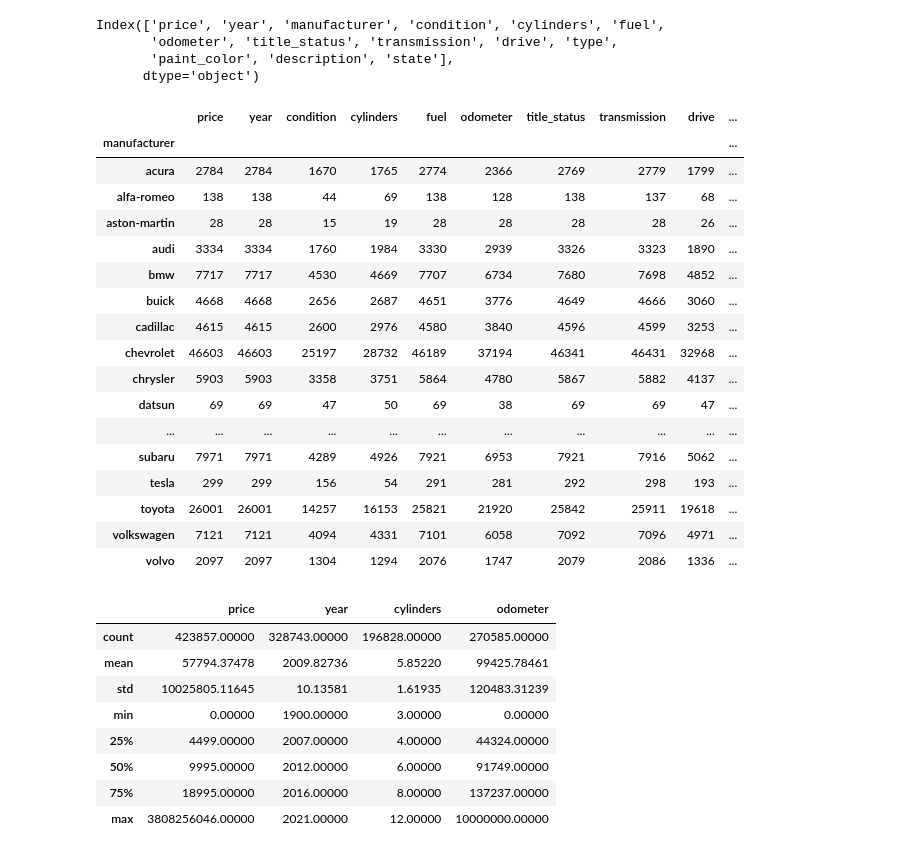
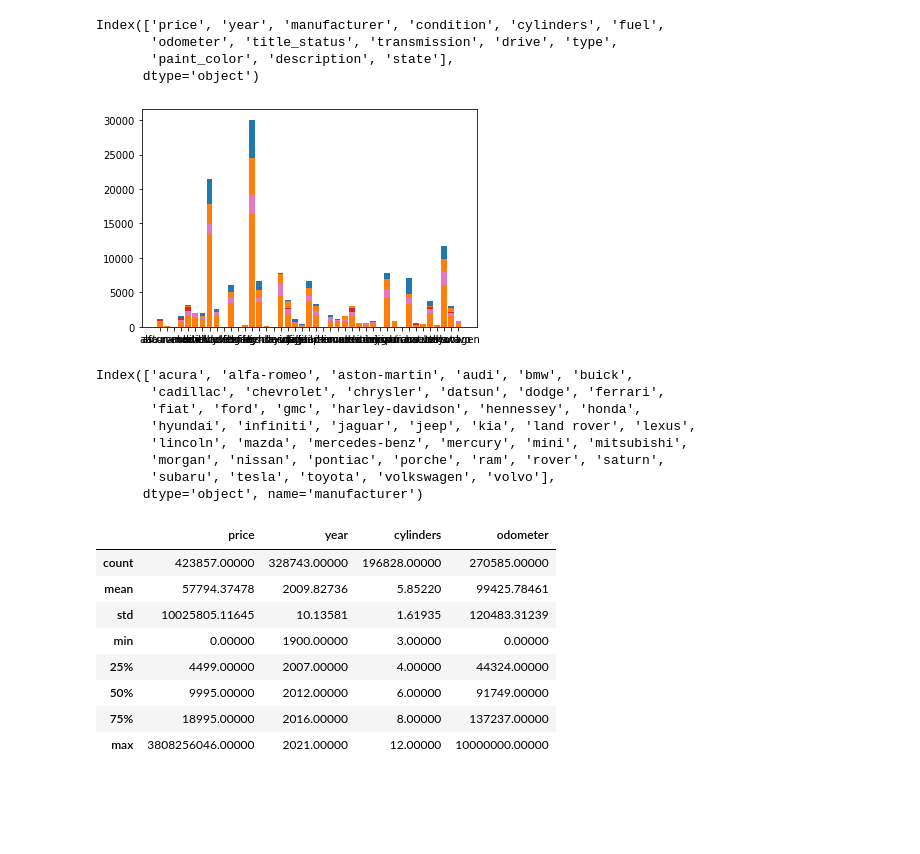
Before and after one commit to matthiasronnau/BANA-212-Final-Project, a Jupyter notebook: BANA-212 Final Project.ipynb, the cells around one changed output. Saved outputs shown, nothing was run; the diff lists cells and outputs as text; code cells hidden in the pictures; blank space fills up the shorter version.

```diff
--- a/BANA-212 Final Project.ipynb
+++ b/BANA-212 Final Project.ipynb
@@ -105,27 +106,25 @@ Index(['price', 'year', 'manufacturer', 'condition', 'cylinders', 'fuel',
        'odometer', 'title_status', 'transmission', 'drive', 'type',
        'paint_color', 'description', 'state'],
       dtype='object')
-# %%
-cars.groupby("manufacturer").count()
-# %% [output]
-|  | price | year | condition | cylinders | fuel | odometer | title_status | transmission | drive | ... |
-| manufacturer |  |  |  |  |  |  |  |  |  | ... |
-| acura | 2784 | 2784 | 1670 | 1765 | 2774 | 2366 | 2769 | 2779 | 1799 | ... |
-| alfa-romeo | 138 | 138 | 44 | 69 | 138 | 128 | 138 | 137 | 68 | ... |
-| aston-martin | 28 | 28 | 15 | 19 | 28 | 28 | 28 | 28 | 26 | ... |
-| audi | 3334 | 3334 | 1760 | 1984 | 3330 | 2939 | 3326 | 3323 | 1890 | ... |
-| bmw | 7717 | 7717 | 4530 | 4669 | 7707 | 6734 | 7680 | 7698 | 4852 | ... |
-| buick | 4668 | 4668 | 2656 | 2687 | 4651 | 3776 | 4649 | 4666 | 3060 | ... |
-| cadillac | 4615 | 4615 | 2600 | 2976 | 4580 | 3840 | 4596 | 4599 | 3253 | ... |
-| chevrolet | 46603 | 46603 | 25197 | 28732 | 46189 | 37194 | 46341 | 46431 | 32968 | ... |
-| chrysler | 5903 | 5903 | 3358 | 3751 | 5864 | 4780 | 5867 | 5882 | 4137 | ... |
-| datsun | 69 | 69 | 47 | 50 | 69 | 38 | 69 | 69 | 47 | ... |
-| ... | ... | ... | ... | ... | ... | ... | ... | ... | ... | ... |
-| subaru | 7971 | 7971 | 4289 | 4926 | 7921 | 6953 | 7921 | 7916 | 5062 | ... |
-| tesla | 299 | 299 | 156 | 54 | 291 | 281 | 292 | 298 | 193 | ... |
-| toyota | 26001 | 26001 | 14257 | 16153 | 25821 | 21920 | 25842 | 25911 | 19618 | ... |
-| volkswagen | 7121 | 7121 | 4094 | 4331 | 7101 | 6058 | 7092 | 7096 | 4971 | ... |
-| volvo | 2097 | 2097 | 1304 | 1294 | 2076 | 1747 | 2079 | 2086 | 1336 | ... |
+# %%
+missing_by_manufacturer = cars[cars.columns.difference(["manufacturer"])].isnull().groupby(cars["manufacturer"]).sum().astype(int)
+# %%
+for i in range(len(missing_by_manufacturer.columns)):
+    column = missing_by_manufacturer.iloc[:, i]
+    plt.bar(list(missing_by_manufacturer.index), column)
+# %% [output]
+[figure, added]
+# %%
+missing_by_manufacturer.index
+# %% [output]
+Index(['acura', 'alfa-romeo', 'aston-martin', 'audi', 'bmw', 'buick',
+       'cadillac', 'chevrolet', 'chrysler', 'datsun', 'dodge', 'ferrari',
+       'fiat', 'ford', 'gmc', 'harley-davidson', 'hennessey', 'honda',
+       'hyundai', 'infiniti', 'jaguar', 'jeep', 'kia', 'land rover', 'lexus',
+       'lincoln', 'mazda', 'mercedes-benz', 'mercury', 'mini', 'mitsubishi',
+       'morgan', 'nissan', 'pontiac', 'porche', 'ram', 'rover', 'saturn',
+       'subaru', 'tesla', 'toyota', 'volkswagen', 'volvo'],
+      dtype='object', name='manufacturer')
 # %%
 #Restructure the column "cylinders" by only keeping the number of cylinders and removing any text from the column
 cars["cylinders"].unique()
```
Also changed, not shown: parts of 9 cells of this notebook.
